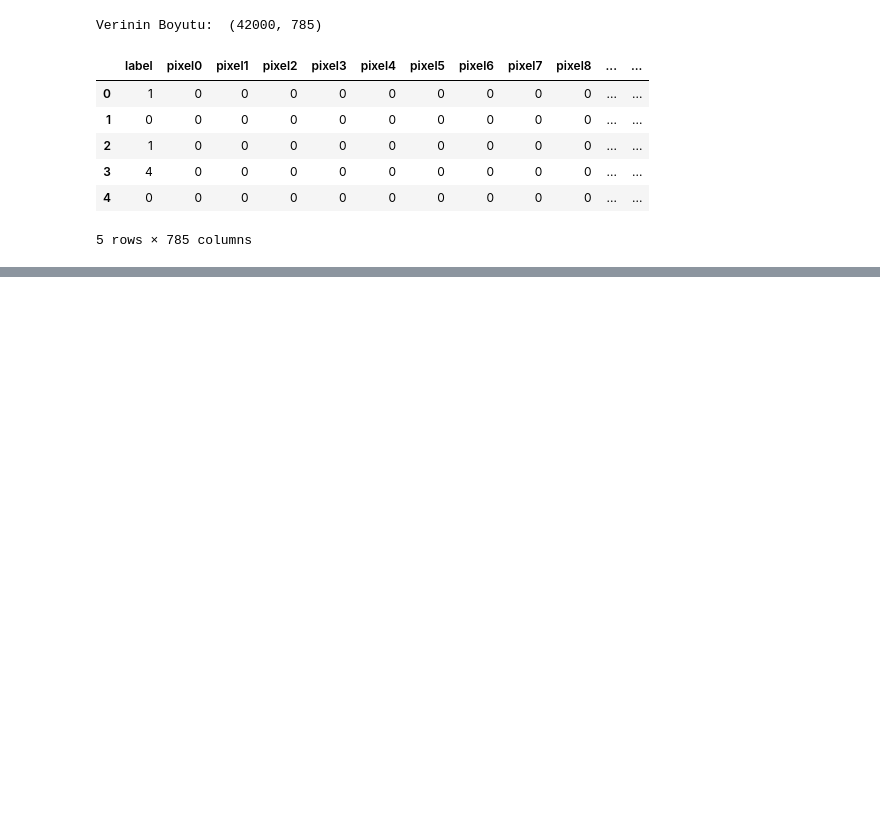
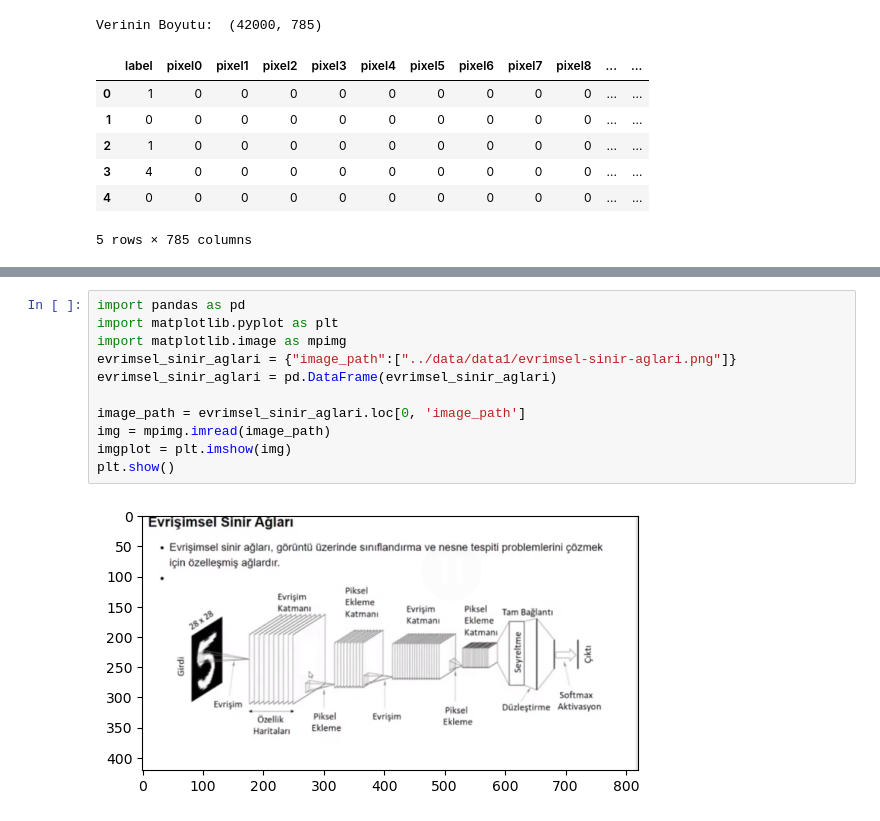
Before and after one commit to erhanbarisolmez/machine-learning-bootcamp, a Jupyter notebook: 5-pekistirmeli-ogrenme/evrimsel-sinir-aglari.ipynb, the cells around one changed output, grey strips where cells are left out. Drawn from its saved outputs; the diff is of its cells as text; blank space fills up the shorter version.

```diff
--- a/5-pekistirmeli-ogrenme/evrimsel-sinir-aglari.ipynb
+++ b/5-pekistirmeli-ogrenme/evrimsel-sinir-aglari.ipynb
@@ -38,0 +102,13 @@ print("Sınıflar ve örnek sayıları: ", Y_veri.value_counts())
+# %%
+import pandas as pd
+import matplotlib.pyplot as plt
+import matplotlib.image as mpimg
+evrimsel_sinir_aglari = {"image_path":["../data/data1/evrimsel-sinir-aglari.png"]}
+evrimsel_sinir_aglari = pd.DataFrame(evrimsel_sinir_aglari)
+
+image_path = evrimsel_sinir_aglari.loc[0, 'image_path']
+img = mpimg.imread(image_path)
+imgplot = plt.imshow(img)
+plt.show()
+# %% [output]
+[figure, added]
```
Also changed, not shown: parts of 8 cells of this notebook, 1 other file.
